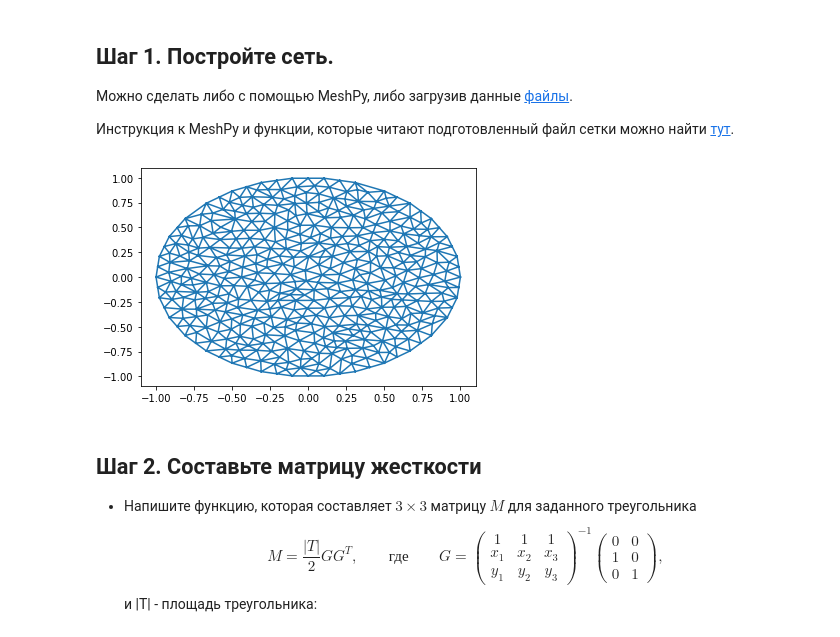
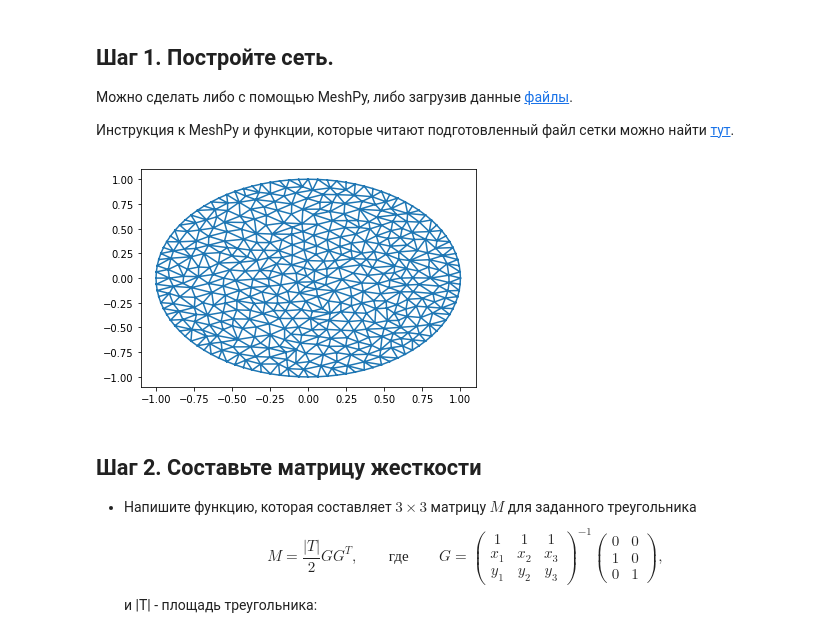
Before and after one commit to ArtyomTalonchick/BSUIR-5-Math, a Jupyter notebook: Lab6/Lab6.ipynb, the cells around one changed output. Cells and saved outputs as stored; diff of their text form; code cells hidden in the pictures.

```diff
--- a/Lab6/Lab6.ipynb
+++ b/Lab6/Lab6.ipynb
@@ -394,36 +394,36 @@ def create_mesh(circle, filename, _circle=None):
     r, x, y = circle
     points = []
     points.extend(
         (r*np.cos(angle) + x,  (r*np.sin(angle)) + y)
-        for angle in np.linspace(0, 2*np.pi, 30, endpoint=False))
+        for angle in np.linspace(0, 2*np.pi, 100, endpoint=False))
 
     facets = round_trip_connect(0, len(points) - 1)
 
     if _circle:
         circ_start = len(points)
         _r, _x, _y = _circle
         points.extend(
             (_r*np.cos(angle) + _x,  (_r*np.sin(angle)) + _y)
-            for angle in np.linspace(0, 2*np.pi, 30, endpoint=False))
+            for angle in np.linspace(0, 2*np.pi, 100, endpoint=False))
         facets.extend(round_trip_connect(circ_start, len(points)-1))
         info.set_holes([(_x, _y)])
 
 
     info.set_points(points)
     info.set_facets(facets)
 
     mesh = triangle.build(info, max_volume=6e-3, min_angle=25)
     write_dat(mesh, filename)
 
 def plot_mesh(filename):
     mp, mt, mf = read_dat(filename)
     plt.triplot(mp[:, 0], mp[:, 1], mt)
     plt.show()
 
 create_mesh([1, 0, 0], 'task1.dat')
 plot_mesh('task1.dat')
 # %% [output]
-[figure, old version]
+[figure, new version]
 # %% [markdown]
 ## Шаг 2. Составьте матрицу жесткости
 * Напишите функцию, которая составляет $3\times 3$ матрицу $M$ для заданного треугольника
```
Also changed, not shown: parts of 10 cells of this notebook, 2 other files.
